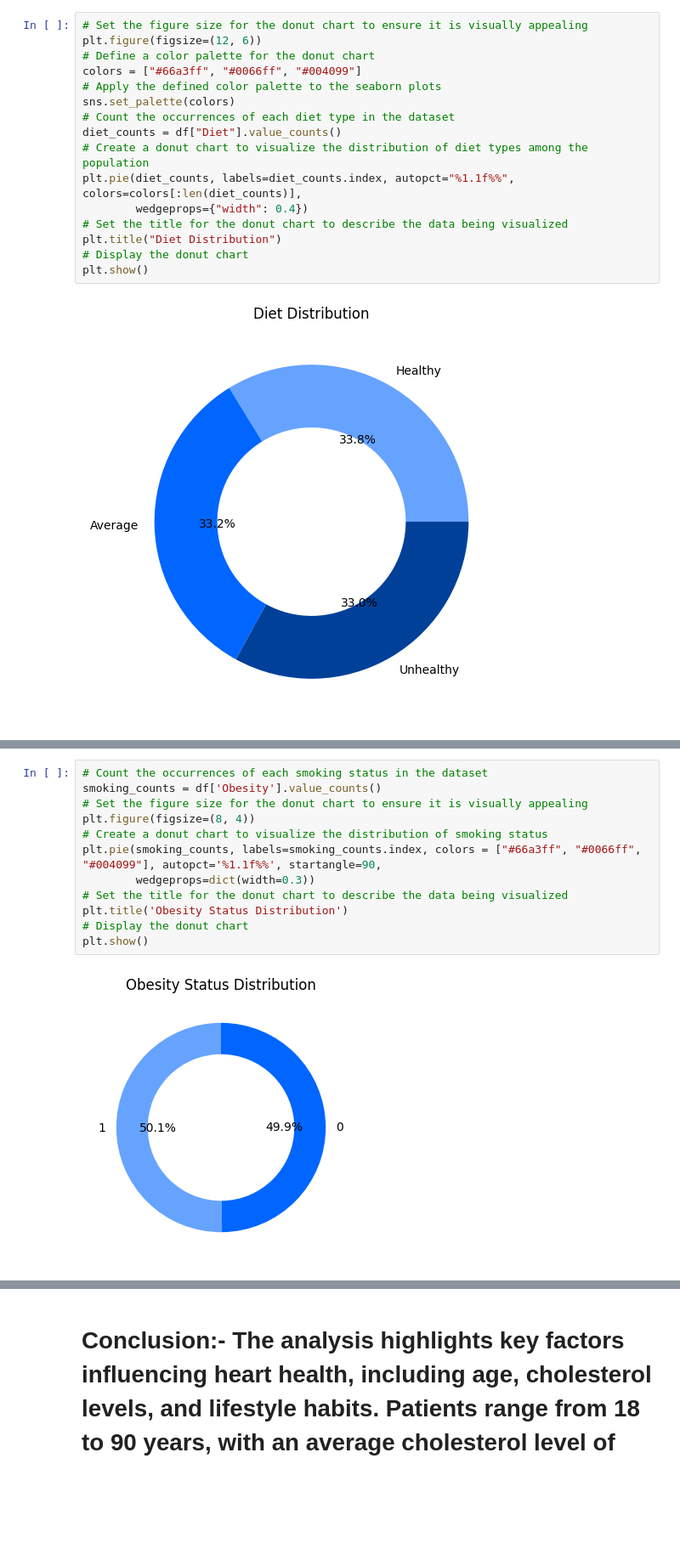
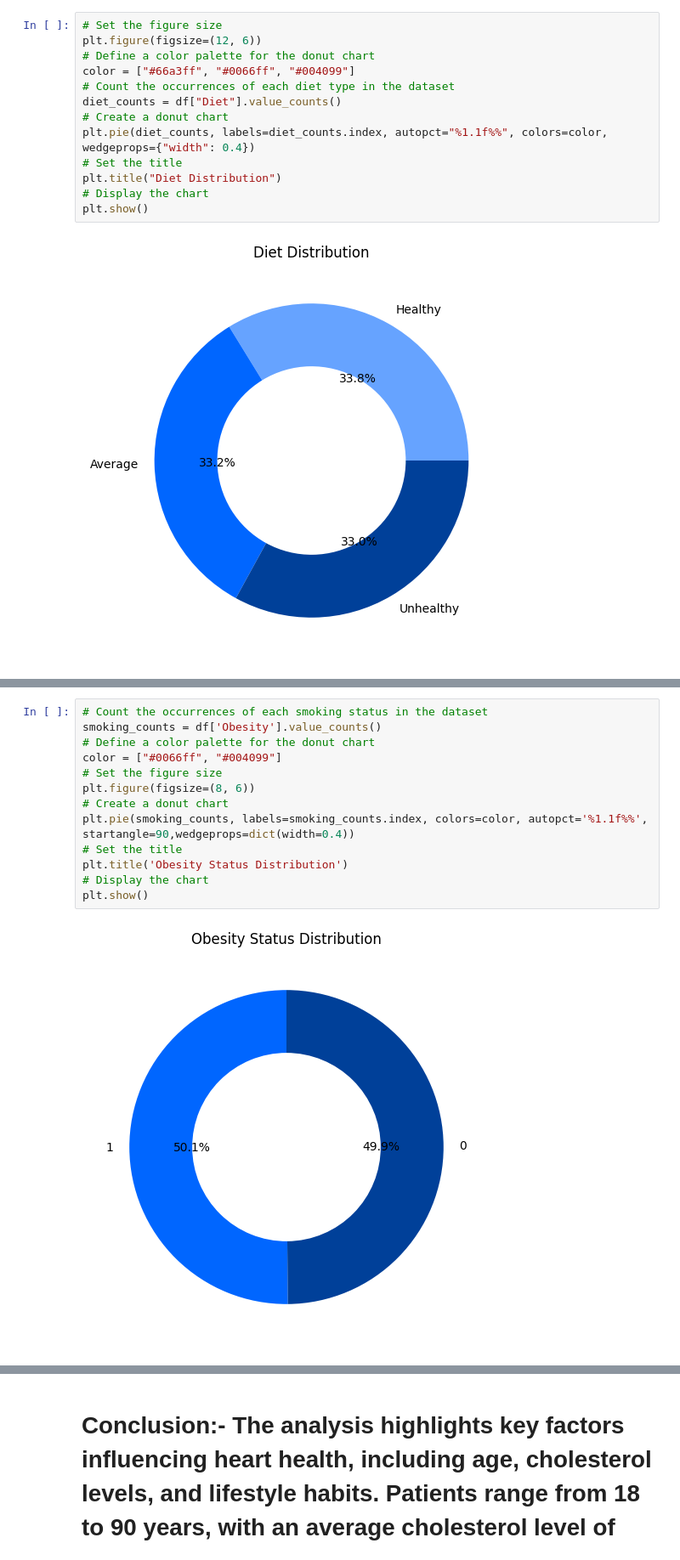
Before and after one commit to khanahad27/DANLC, a Jupyter notebook: Python Project/Cardiac_Arrest_Analysis.ipynb, the cells around one changed output, grey strips where cells are left out. Shown at 85% size. Drawn from its saved outputs; the diff is of its cells as text; blank space fills up the shorter version.

```diff
--- a/Python Project/Cardiac_Arrest_Analysis.ipynb
+++ b/Python Project/Cardiac_Arrest_Analysis.ipynb
@@ -228,18 +219,15 @@ plt.show()
 # %%
-# Set the figure size for the donut chart to ensure it is visually appealing
+# Set the figure size
 plt.figure(figsize=(12, 6))
 # Define a color palette for the donut chart
-colors = ["#66a3ff", "#0066ff", "#004099"]
-# Apply the defined color palette to the seaborn plots
-sns.set_palette(colors)
+color = ["#66a3ff", "#0066ff", "#004099"]
 # Count the occurrences of each diet type in the dataset
 diet_counts = df["Diet"].value_counts()
-# Create a donut chart to visualize the distribution of diet types among the population
-plt.pie(diet_counts, labels=diet_counts.index, autopct="%1.1f%%", colors=colors[:len(diet_counts)],
-        wedgeprops={"width": 0.4})
-# Set the title for the donut chart to describe the data being visualized
+# Create a donut chart
+plt.pie(diet_counts, labels=diet_counts.index, autopct="%1.1f%%", colors=color, wedgeprops={"width": 0.4})
+# Set the title
 plt.title("Diet Distribution")
-# Display the donut chart
+# Display the chart
 plt.show()
 # %% [output]
 [figure]
@@ -298,15 +290,16 @@ plt.show()
 # %%
 # Count the occurrences of each smoking status in the dataset
 smoking_counts = df['Obesity'].value_counts()
-# Set the figure size for the donut chart to ensure it is visually appealing
-plt.figure(figsize=(8, 4))
-# Create a donut chart to visualize the distribution of smoking status
-plt.pie(smoking_counts, labels=smoking_counts.index, colors = ["#66a3ff", "#0066ff", "#004099"], autopct='%1.1f%%', startangle=90,
-        wedgeprops=dict(width=0.3))
-# Set the title for the donut chart to describe the data being visualized
+# Define a color palette for the donut chart
+color = ["#0066ff", "#004099"]
+# Set the figure size
+plt.figure(figsize=(8, 6))
+# Create a donut chart
+plt.pie(smoking_counts, labels=smoking_counts.index, colors=color, autopct='%1.1f%%', startangle=90,wedgeprops=dict(width=0.4))
+# Set the title
 plt.title('Obesity Status Distribution')
-# Display the donut chart
+# Display the chart
 plt.show()
 # %% [output]
-[figure, old version]
+[figure, new version]
 # %%
```
Also changed, not shown: parts of 19 cells of this notebook, 10 other files.
